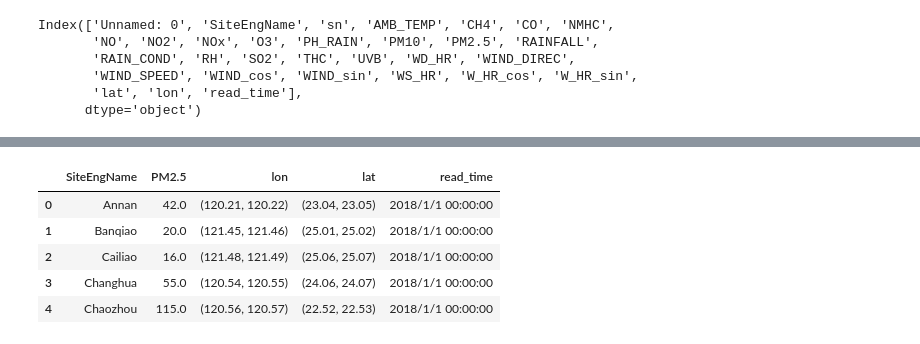
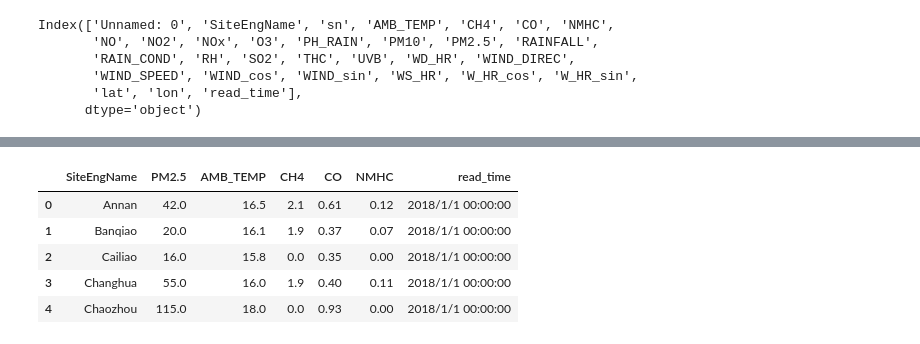
Before and after one commit to amrirasyidi/air_quality_forecasting, a Jupyter notebook: notebooks/1_forecast_testing.ipynb, the cells around one changed output, grey strips where cells are left out. Drawn from its saved outputs; the diff is of its cells as text; code cells hidden in the pictures.

```diff
--- a/notebooks/1_forecast_testing.ipynb
+++ b/notebooks/1_forecast_testing.ipynb
@@ -43,17 +59,21 @@ Index(['Unnamed: 0', 'SiteEngName', 'sn', 'AMB_TEMP', 'CH4', 'CO', 'NMHC',
 # %%
 pm25 = data[[
     "SiteEngName",
     "PM2.5",
-    "lon",
-    "lat",
+    "AMB_TEMP",
+    "CH4",
+    'CO',
+    "NMHC",
+    # "lon",
+    # "lat",
     "read_time"
     ]]
 pm25.head()
 # %% [output]
-|  | SiteEngName | PM2.5 | lon | lat | read_time |
-| 0 | Annan | 42.0 | (120.21, 120.22) | (23.04, 23.05) | 2018/1/1 00:00:00 |
-| 1 | Banqiao | 20.0 | (121.45, 121.46) | (25.01, 25.02) | 2018/1/1 00:00:00 |
-| 2 | Cailiao | 16.0 | (121.48, 121.49) | (25.06, 25.07) | 2018/1/1 00:00:00 |
-| 3 | Changhua | 55.0 | (120.54, 120.55) | (24.06, 24.07) | 2018/1/1 00:00:00 |
-| 4 | Chaozhou | 115.0 | (120.56, 120.57) | (22.52, 22.53) | 2018/1/1 00:00:00 |
+|  | SiteEngName | PM2.5 | AMB_TEMP | CH4 | CO | NMHC | read_time |
+| 0 | Annan | 42.0 | 16.5 | 2.1 | 0.61 | 0.12 | 2018/1/1 00:00:00 |
+| 1 | Banqiao | 20.0 | 16.1 | 1.9 | 0.37 | 0.07 | 2018/1/1 00:00:00 |
+| 2 | Cailiao | 16.0 | 15.8 | 0.0 | 0.35 | 0.00 | 2018/1/1 00:00:00 |
+| 3 | Changhua | 55.0 | 16.0 | 1.9 | 0.40 | 0.11 | 2018/1/1 00:00:00 |
+| 4 | Chaozhou | 115.0 | 18.0 | 0.0 | 0.93 | 0.00 | 2018/1/1 00:00:00 |
 # %%
```
Also changed, not shown: parts of 27 cells of this notebook, 5 other files.
